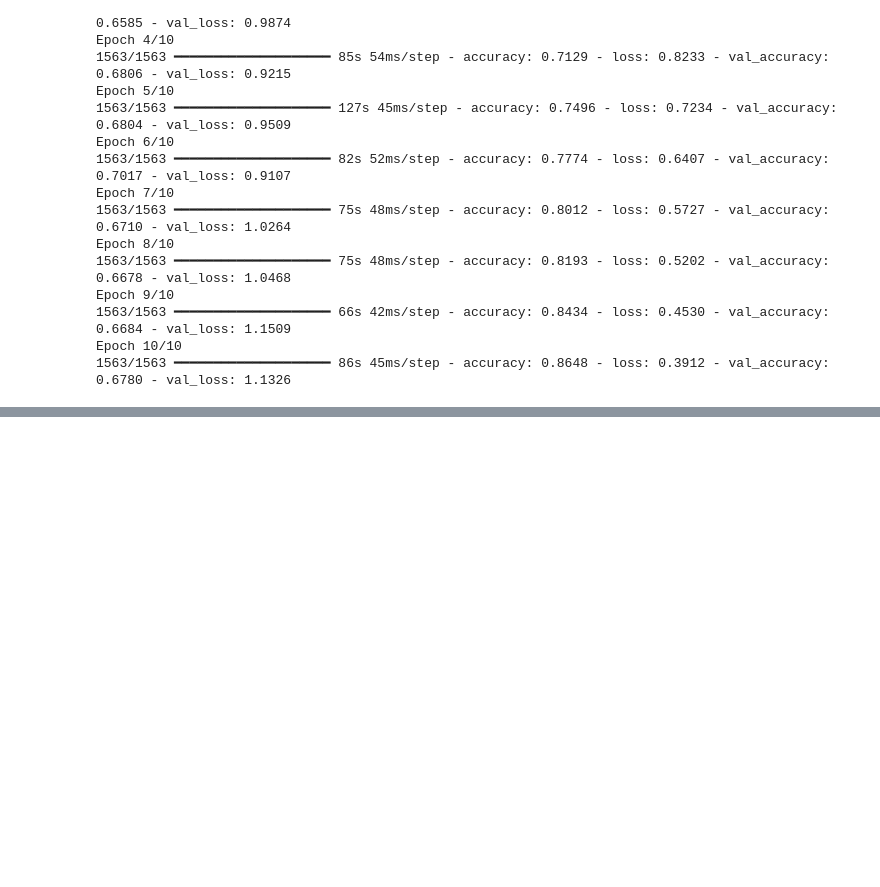
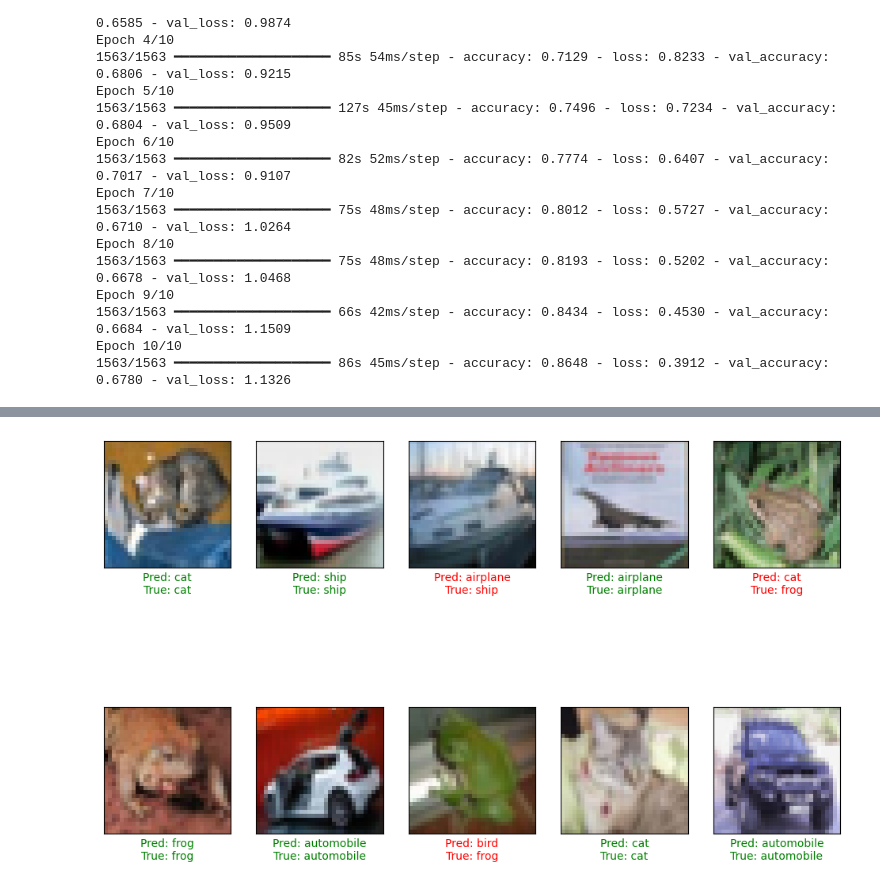
Before and after one commit to samwanyua/ANN, a Jupyter notebook: cnn.ipynb, the cells around one changed output, grey strips where cells are left out. Saved outputs shown, nothing was run; the diff lists cells and outputs as text; code cells hidden in the pictures; blank space fills up the shorter version.

Commit message:
evaluate the model

```diff
--- a/cnn.ipynb
+++ b/cnn.ipynb
@@ -124,0 +166,25 @@ Epoch 10/10
+# %%
+import numpy as np
+
+# Get model predictions
+predictions = model.predict(test_images)
+predicted_labels = np.argmax(predictions, axis=1)
+
+# Plot some test images with predicted and true labels
+def plot_predictions(images, true_labels, predicted_labels, class_names, num_images=10):
+    plt.figure(figsize=(12, 8))
+    for i in range(num_images):
+        plt.subplot(2, 5, i + 1)
+        plt.xticks([])
+        plt.yticks([])
+        plt.grid(False)
+        plt.imshow(images[i])
+        color = "green" if predicted_labels[i] == true_labels[i][0] else "red"
+        plt.xlabel(f"Pred: {class_names[predicted_labels[i]]}\nTrue: {class_names[true_labels[i][0]]}", color=color)
+    plt.show()
+
+# Define CIFAR-10 class names
+class_names = ['airplane', 'automobile', 'bird', 'cat', 'deer', 'dog', 'frog', 'horse', 'ship', 'truck']
+
+plot_predictions(test_images, test_labels, predicted_labels, class_names)
+# %% [output]
@@ -124,0 +192 @@ Epoch 10/10
+[figure, added]
```
Also changed, not shown: parts of 3 cells of this notebook.
